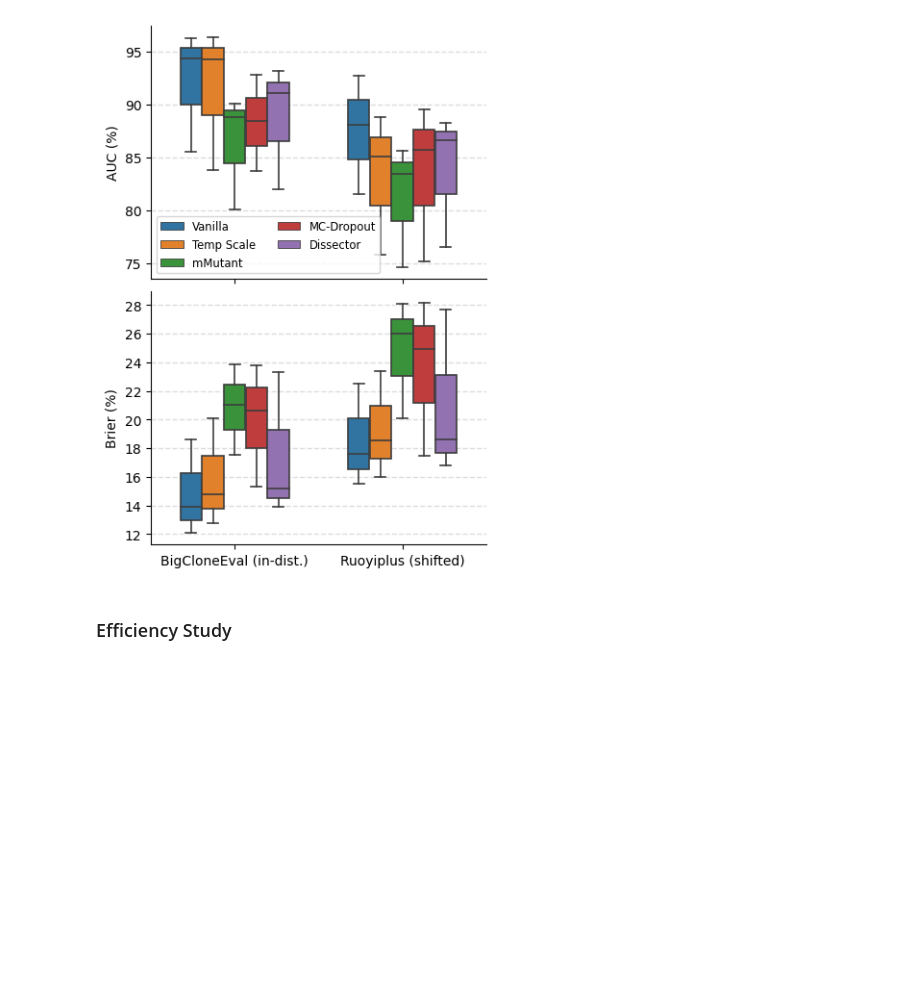
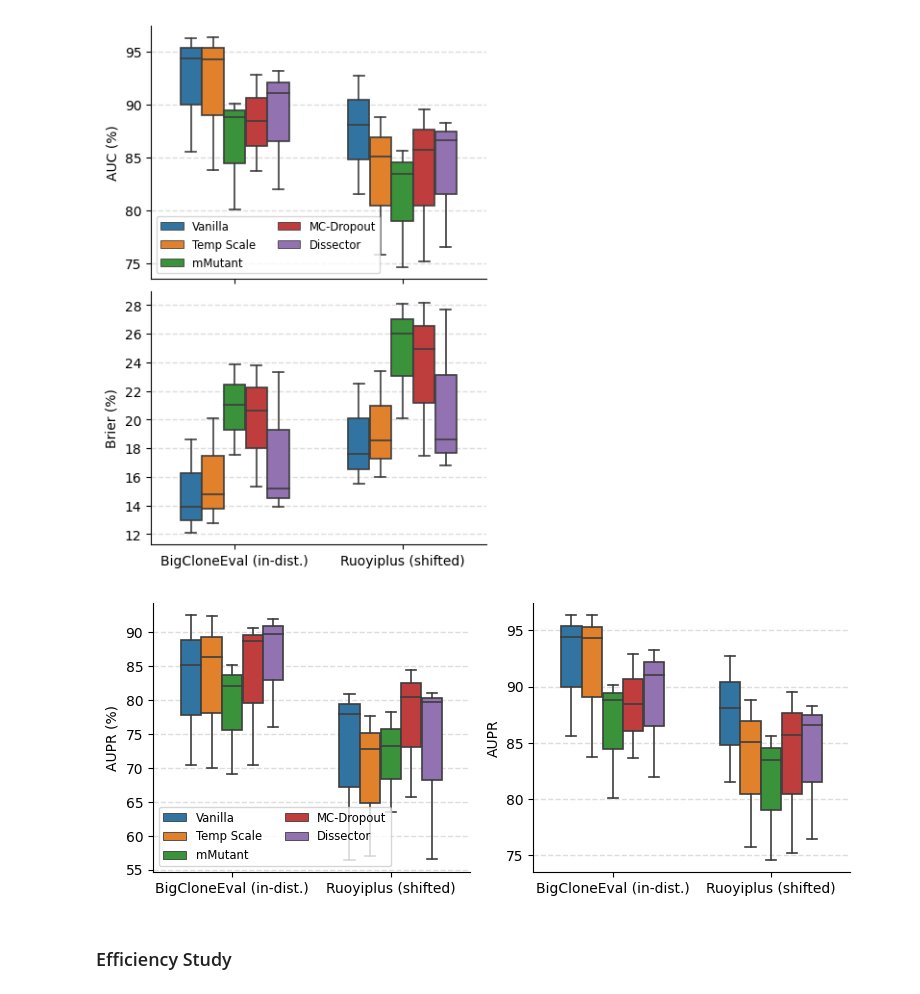
Before and after one commit to yul091/UncertaintyPL, a Jupyter notebook: notebooks/case_study.ipynb, the cells around one changed output. Cells and saved outputs as stored; diff of their text form; code cells hidden in the pictures; blank space fills up the shorter version.

```diff
--- a/notebooks/case_study.ipynb
+++ b/notebooks/case_study.ipynb
@@ -505,6 +505,62 @@ plt.savefig('../Figure/case_cc.pdf', bbox_inches='tight')
 plt.show()
 # %% [output]
 [figure]
+# %%
+# Create figure with two subplots
+fig, (ax1, ax2) = plt.subplots(nrows=1, ncols=2, figsize=(9, 3.5), sharex=True)
+ax1.grid(True, color='#DDDDDD', linestyle='--', linewidth=1)
+ax2.grid(True, color='#DDDDDD', linestyle='--', linewidth=1)
+
+# Plot AUPR boxplot on first subplot
+sns.boxplot(
+    data=cs_aupr_melt,
+    x='Shift_Intensity',
+    y='AUPR',
+    hue='Method',
+    hue_order=method_order,
+    width=0.65,
+    linewidth=1.2,
+    ax=ax1,
+)
+ax1.set_axisbelow(True)
+ax1.spines['right'].set_visible(False)
+ax1.spines['top'].set_visible(False)
+ax1.legend(ncols=2, fontsize='small')
+ax1.set_title('')
+ax1.set_xlabel('')
+ax1.set_ylabel('AUPR (%)')
+
+# Plot Brier boxplot on second subplot
+sns.boxplot(
+    data=cc_aupr_melt,
+    x='Shift_Intensity',
+    y='AUPR',
+    hue='Method',
+    hue_order=method_order,
+    width=0.65,
+    linewidth=1.2,
+    ax=ax2,
+)
+ax2.set_axisbelow(True)
+ax2.spines['right'].set_visible(False)
+ax2.spines['top'].set_visible(False)
+ax2.legend([],[], frameon=False)
+ax2.set_title('')
+ax2.set_xlabel('')
+# ax2.set_ylabel('Brier (%)')
+
+# Set y-axis tick labels as integers for both subplots
+ax1.yaxis.set_major_formatter(plt.FormatStrFormatter('%d'))
+ax2.yaxis.set_major_formatter(plt.FormatStrFormatter('%d'))
+
+# Remove space between subplots
+plt.subplots_adjust(hspace=0.05)
+plt.savefig('../Figure/case_aupr.pdf', bbox_inches='tight')
+
+# Show the plot
+plt.show()
+# %% [output]
+[figure, added]
 # %% [markdown]
 ### Efficiency Study
 # %%
```
Also changed, not shown: parts of 2 cells of this notebook, 12 other files.
